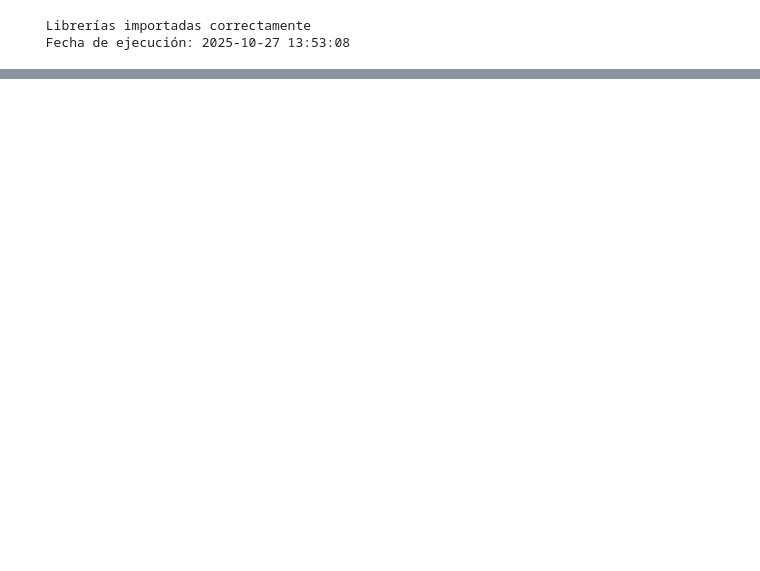
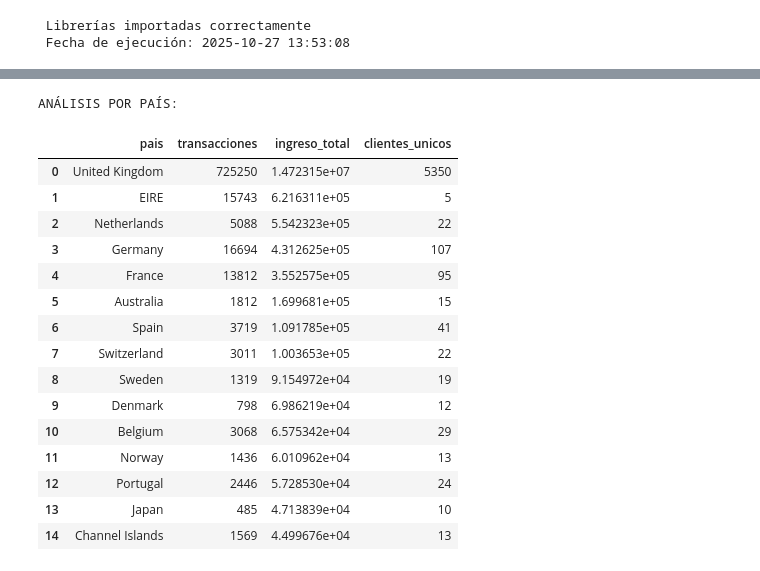
Before and after one commit to oyar23/sql-kpi-engine, a Jupyter notebook: notebooks/01_exploracion_datos.ipynb, the cells around one changed output, grey strips where cells are left out. Saved outputs shown, nothing was run; the diff lists cells and outputs as text; code cells hidden in the pictures; blank space fills up the shorter version.

```diff
--- a/notebooks/01_exploracion_datos.ipynb
+++ b/notebooks/01_exploracion_datos.ipynb
@@ -26,0 +303,33 @@ FileNotFoundError: [Errno 2] No such file or directory: './data/online_retail_II
+# %%
+#  Análisis por país
+print("ANÁLISIS POR PAÍS:")
+ventas_pais = con.execute("""
+    SELECT
+        Country as pais,
+        COUNT(*) as transacciones,
+        SUM(Total_Revenue) as ingreso_total,
+        COUNT(DISTINCT "Customer ID") as clientes_unicos
+    FROM ventas
+    GROUP BY Country
+    ORDER BY ingreso_total DESC
+    LIMIT 15
+""").fetchdf()
+display(ventas_pais)
+# %% [output]
+ANÁLISIS POR PAÍS:
+|  | pais | transacciones | ingreso_total | clientes_unicos |
+| 0 | United Kingdom | 725250 | 1.472315e+07 | 5350 |
+| 1 | EIRE | 15743 | 6.216311e+05 | 5 |
+| 2 | Netherlands | 5088 | 5.542323e+05 | 22 |
+| 3 | Germany | 16694 | 4.312625e+05 | 107 |
+| 4 | France | 13812 | 3.552575e+05 | 95 |
+| 5 | Australia | 1812 | 1.699681e+05 | 15 |
+| 6 | Spain | 3719 | 1.091785e+05 | 41 |
+| 7 | Switzerland | 3011 | 1.003653e+05 | 22 |
+| 8 | Sweden | 1319 | 9.154972e+04 | 19 |
+| 9 | Denmark | 798 | 6.986219e+04 | 12 |
+| 10 | Belgium | 3068 | 6.575342e+04 | 29 |
+| 11 | Norway | 1436 | 6.010962e+04 | 13 |
+| 12 | Portugal | 2446 | 5.728530e+04 | 24 |
+| 13 | Japan | 485 | 4.713839e+04 | 10 |
+| 14 | Channel Islands | 1569 | 4.499676e+04 | 13 |
```
Also changed, not shown: parts of 12 cells of this notebook.
